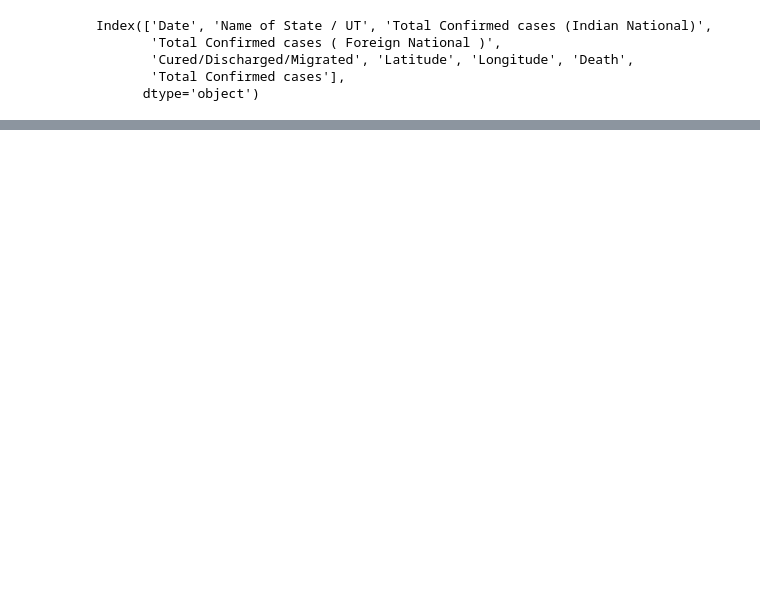
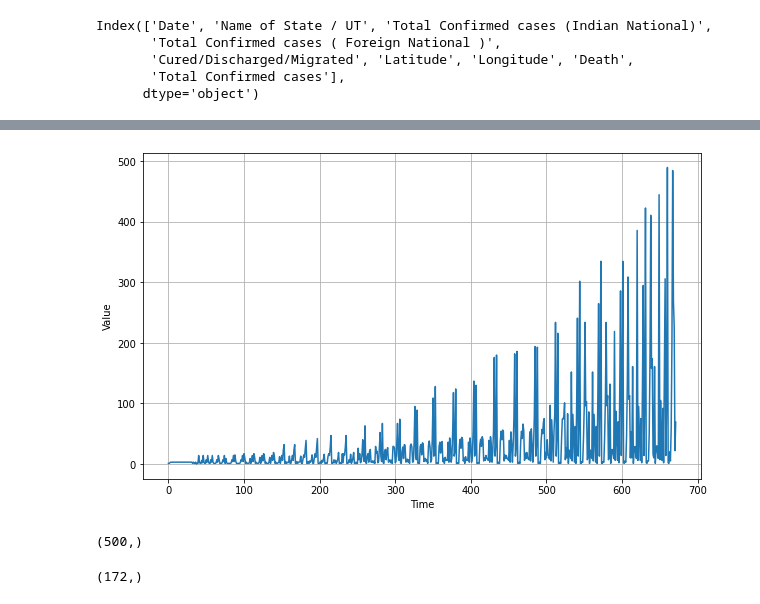
Before and after one commit to abhishek-parashar/corona-virus-analysis, a Jupyter notebook: corona_virus_analysis.ipynb, the cells around one changed output, grey strips where cells are left out. Cells and saved outputs as stored; diff of their text form; code cells hidden in the pictures; blank space fills up the shorter version.

```diff
--- a/corona_virus_analysis.ipynb
+++ b/corona_virus_analysis.ipynb
@@ -209,0 +242,28 @@ fig.show()
+# %%
+import numpy as np
+import matplotlib.pyplot as plt
+def plot_series(time, series, format="-", start=0, end=None):
+    plt.plot(time[start:end], series[start:end], format)
+    plt.xlabel("Time")
+    plt.ylabel("Value")
+    plt.grid(True)
+# %%
+import csv
+time_step = []
+temps = []
+
+with open('time_series') as csvfile:
+  reader = csv.reader(csvfile, delimiter=',')
+  next(reader)
+  step=0
+  for row in reader:
+    temps.append(float(row[1]))
+    time_step.append(step)
+    step = step + 1
+
+series = np.array(temps)
+time = np.array(time_step)
+plt.figure(figsize=(10, 6))
+plot_series(time, series)
+# %% [output]
+[figure, added]
@@ -209,0 +280,8 @@ fig.show()
+# %%
+x_train.shape
+# %% [output]
+(500,)
+# %%
+x_valid.shape
+# %% [output]
+(172,)
```
Also changed, not shown: parts of 21 cells of this notebook.
